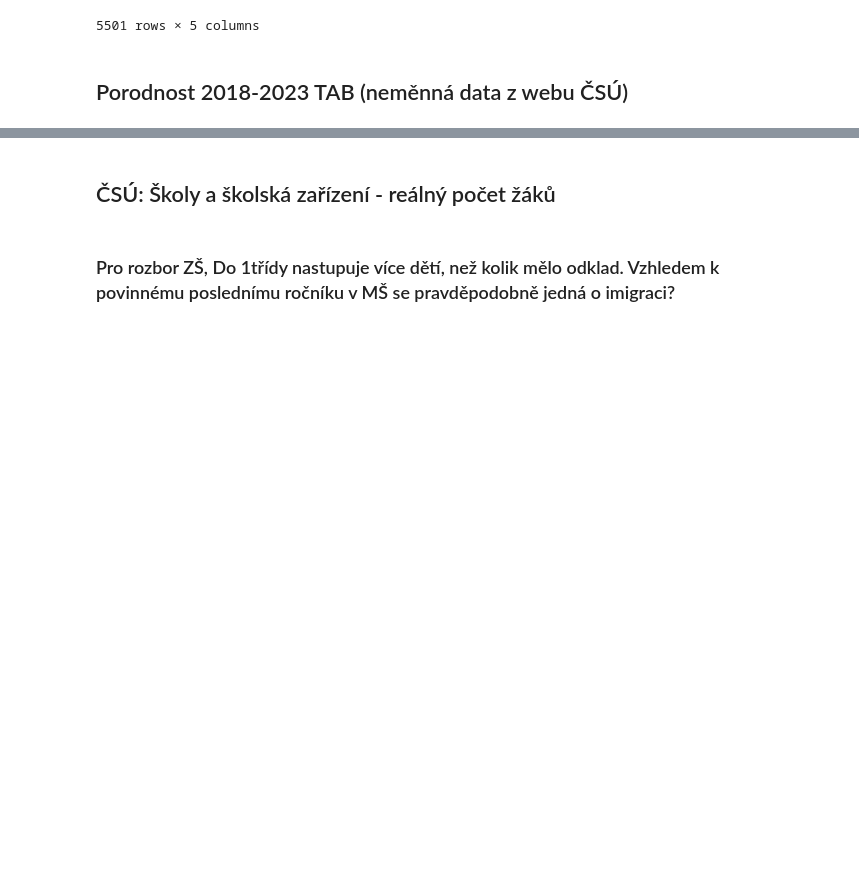
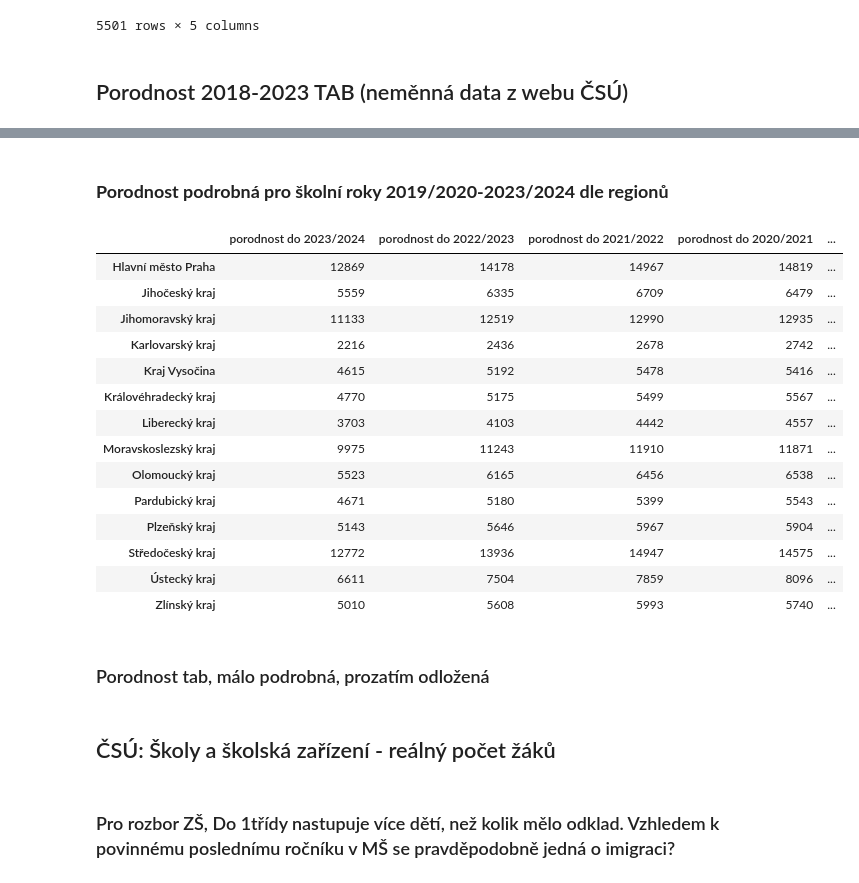
Before and after one commit to klbek/projekt_skolstvi, a Jupyter notebook: zakladni_info-upgrade.ipynb, the cells around one changed output, grey strips where cells are left out. Saved outputs shown, nothing was run; the diff lists cells and outputs as text; code cells hidden in the pictures; blank space fills up the shorter version.

Commit message:
dopsan script porodnost a podrobnejsi rozbor MS

```diff
--- a/zakladni_info-upgrade.ipynb
+++ b/zakladni_info-upgrade.ipynb
@@ -169 +191,24 @@ predskolniVP.to_csv('predskolniVP.csv', mode='w')
+# %% [markdown]
+### **Porodnost podrobná pro školní roky 2019/2020-2023/2024 dle regionů**
+# %%
+porodnost_podr = (pd.read_excel(r'D:\git\skolstvi_projekt\porodnost_podr_uprav.xlsx', sheet_name=0, header=6, index_col=0, usecols='B, AO:AS', nrows=14))
+porodnost_podr
+# %% [output]
+|  | porodnost do 2023/2024 | porodnost do 2022/2023 | porodnost do 2021/2022 | porodnost do 2020/2021 | ... |
+| Hlavní město Praha | 12869 | 14178 | 14967 | 14819 | ... |
+| Jihočeský kraj | 5559 | 6335 | 6709 | 6479 | ... |
+| Jihomoravský kraj | 11133 | 12519 | 12990 | 12935 | ... |
+| Karlovarský kraj | 2216 | 2436 | 2678 | 2742 | ... |
+| Kraj Vysočina | 4615 | 5192 | 5478 | 5416 | ... |
+| Královéhradecký kraj | 4770 | 5175 | 5499 | 5567 | ... |
+| Liberecký kraj | 3703 | 4103 | 4442 | 4557 | ... |
+| Moravskoslezský kraj | 9975 | 11243 | 11910 | 11871 | ... |
+| Olomoucký kraj | 5523 | 6165 | 6456 | 6538 | ... |
+| Pardubický kraj | 4671 | 5180 | 5399 | 5543 | ... |
+| Plzeňský kraj | 5143 | 5646 | 5967 | 5904 | ... |
+| Středočeský kraj | 12772 | 13936 | 14947 | 14575 | ... |
+| Ústecký kraj | 6611 | 7504 | 7859 | 8096 | ... |
+| Zlínský kraj | 5010 | 5608 | 5993 | 5740 | ... |
+# %% [markdown]
+### Porodnost tab, málo podrobná, prozatím odložená
 # %%
```
Also changed, not shown: parts of 16 cells of this notebook.
